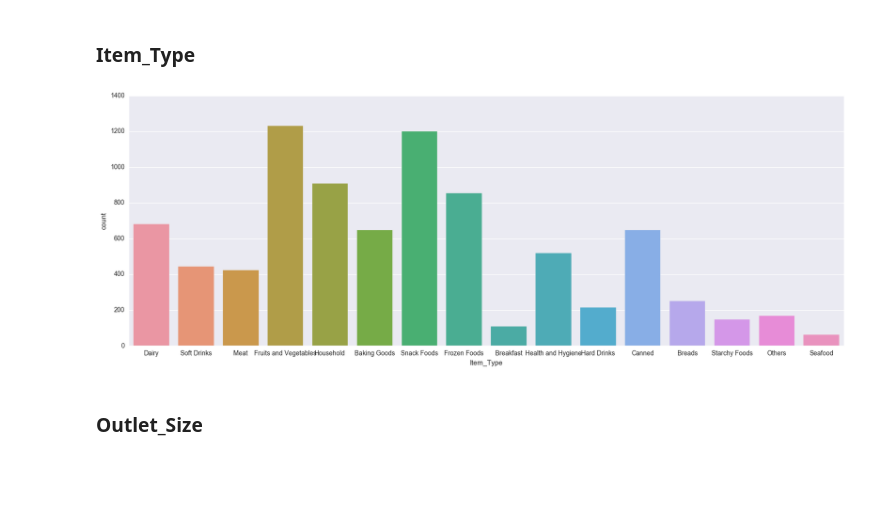
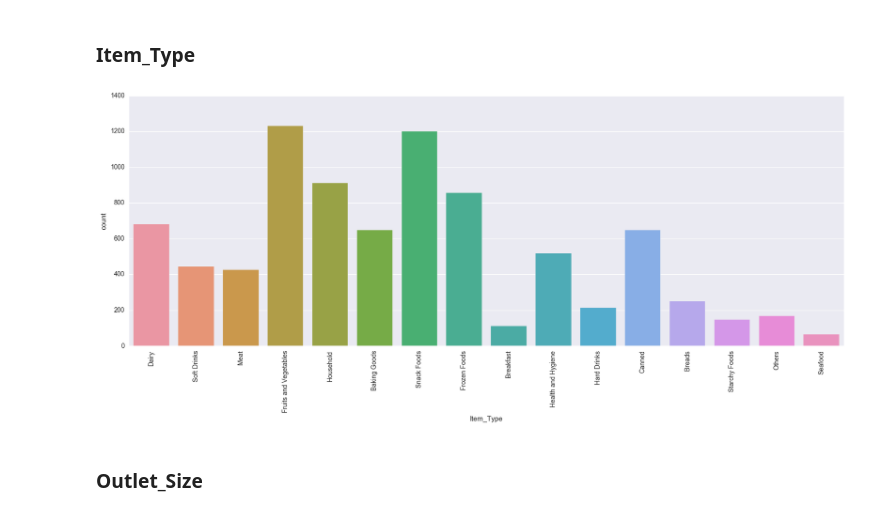
Before and after one commit to Meigarom/Big-Mart-Sales, a Jupyter notebook: BigMart_Modelling.ipynb, the cells around one changed output. Cells and saved outputs as stored; diff of their text form; code cells hidden in the pictures; blank space fills up the shorter version.

```diff
--- a/BigMart_Modelling.ipynb
+++ b/BigMart_Modelling.ipynb
@@ -184,9 +188,10 @@ sns.countplot( df_train['Item_Fat_Content'] );
 ### Item_Type
 # %%
 plt.figure( figsize=( 20, 7) )
-sns.countplot( df_train['Item_Type'] );
+sns.countplot( df_train['Item_Type'] )
+plt.xticks( rotation=90 );
 # %% [output]
-[figure, old version]
+[figure, new version]
 # %% [markdown]
 ### Outlet_Size
 # %%
```
Also changed, not shown: parts of 3 cells of this notebook.
